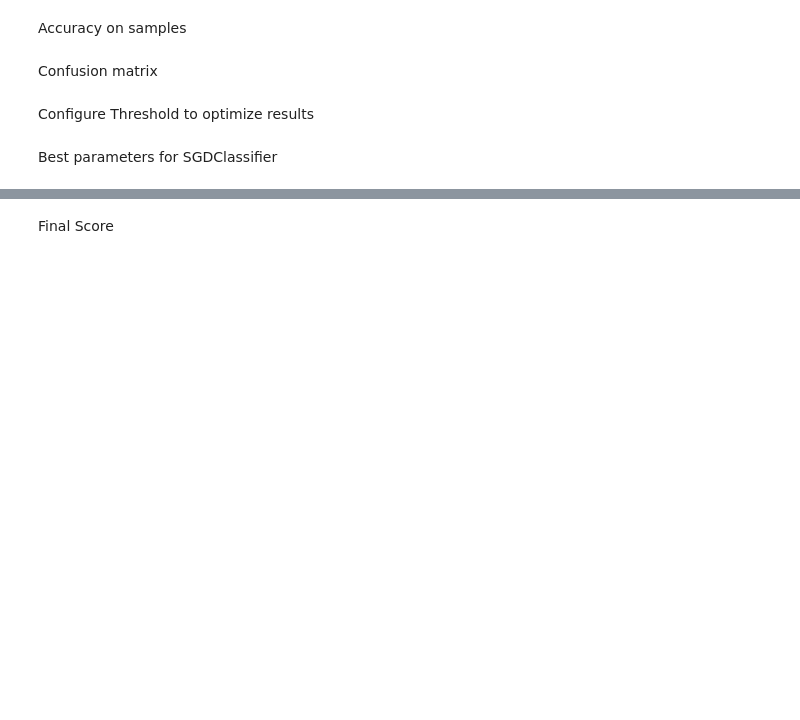
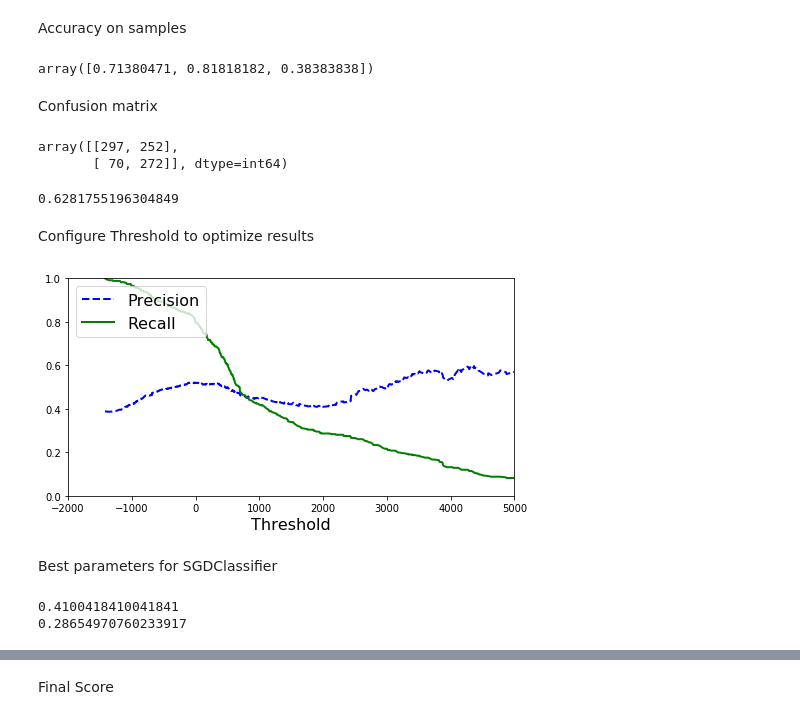
Before and after one commit to Anthime-Biau/Training, a Jupyter notebook: Titanic_Kernel.ipynb, the cells around one changed output, grey strips where cells are left out. Cells and saved outputs as stored; diff of their text form; code cells hidden in the pictures; blank space fills up the shorter version.

```diff
--- a/Titanic_Kernel.ipynb
+++ b/Titanic_Kernel.ipynb
@@ -15,8 +15,8 @@ import matplotlib.pyplot as plt
 
 # Any results you write to the current directory are saved as output.
 # %%
-df_train = pd.read_csv('../input/train.csv')
-df_test = pd.read_csv('../input/test.csv')
+df_train = pd.read_csv('DataFolder/train.csv')
+df_test = pd.read_csv('DataFolder/test.csv')
 Y = df_train['Survived']
 # %% [markdown]
 ## Overview
@@ -157,6 +189,8 @@ Accuracy on samples
 #Calcul of the exact rate : more than 90% ! But there's only 1 / 10 to have a 3
 from sklearn.model_selection import cross_val_score
 cross_val_score(sgd_clf, X_train, y_train_1, cv=3, scoring="accuracy")
+# %% [output]
+array([0.71380471, 0.81818182, 0.38383838])
 # %% [markdown]
 Confusion matrix
 # %%
@@ -167,6 +201,9 @@ y_train_pred = cross_val_predict(sgd_clf, X_train, y_train_1, cv=3)
 from sklearn.metrics import confusion_matrix
 
 confusion_matrix(y_train_1, y_train_pred)
+# %% [output]
+array([[297, 252],
+       [ 70, 272]], dtype=int64)
 # %%
 #Precision / recall
 from sklearn.metrics import precision_score, recall_score
@@ -177,27 +214,30 @@ recall_score(y_train_1, y_train_pred)#0.956140350877193 95% of the Survived are
 #Combo between precision & recall : F1
 from sklearn.metrics import f1_score
 f1_score(y_train_1, y_train_pred)
+# %% [output]
+0.6281755196304849
 # %% [markdown]
 Configure Threshold to optimize results
 # %%
 from sklearn.metrics import precision_recall_curve
 
 y_scores = cross_val_predict(sgd_clf, X_train, y_train_1, cv=3,
                              method="decision_function")
 precisions, recalls, thresholds = precision_recall_curve(y_train_1, y_scores)
 
 def plot_precision_recall_vs_threshold(precisions, recalls, thresholds):
     plt.plot(thresholds, precisions[:-1], "b--", label="Precision", linewidth=2)
     plt.plot(thresholds, recalls[:-1], "g-", label="Recall", linewidth=2)
-    plt.axvline(x=2000,color='red')
     plt.xlabel("Threshold", fontsize=16)
     plt.legend(loc="upper left", fontsize=16)
     plt.ylim([0, 1])
 
 plt.figure(figsize=(8, 4))
 plot_precision_recall_vs_threshold(precisions, recalls, thresholds)
 plt.xlim([-2000, 5000])
 plt.show()
+# %% [output]
+[figure, added]
 # %% [markdown]
 Best parameters for SGDClassifier
 # %%
@@ -205,6 +245,9 @@ y_train_pred_90 = (y_scores > 2000)
 print(precision_score(y_train_1, y_train_pred_90))
 
 print(recall_score(y_train_1, y_train_pred_90))
+# %% [output]
+0.4100418410041841
+0.28654970760233917
 # %%
 from sklearn.metrics import roc_curve
 
```
Also changed, not shown: parts of 106 cells of this notebook.
